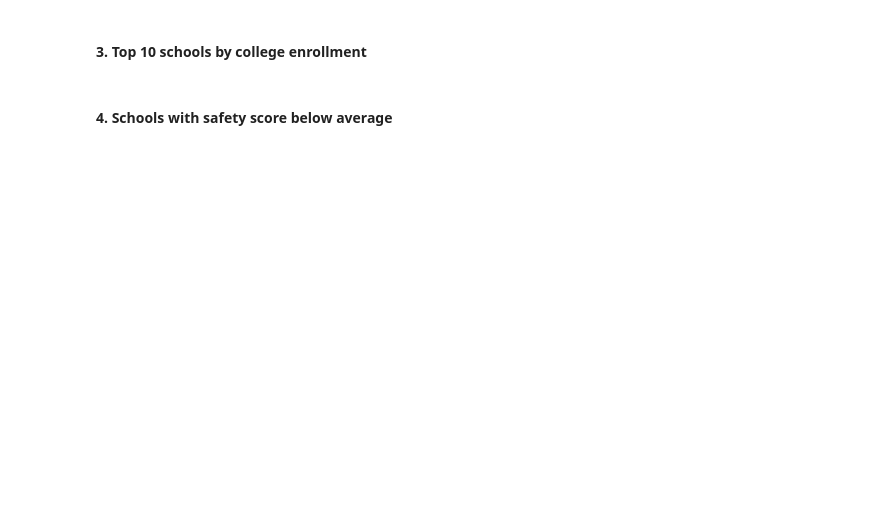
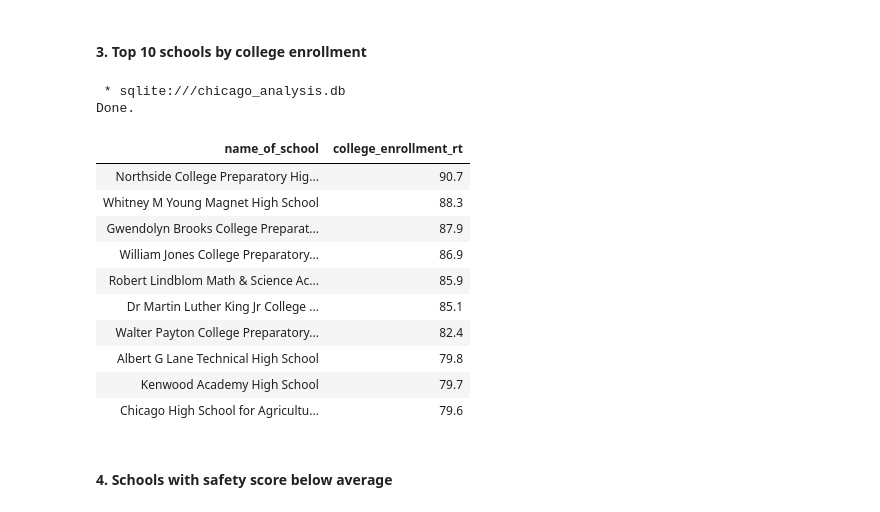
Before and after one commit to laufjimdev/Data-Engineering-Projects, a Jupyter notebook: 04sql-chicago-city-analysis-project/notebooks/02_sql_analysis.ipynb, the cells around one changed output. Cells and saved outputs as stored; diff of their text form; code cells hidden in the pictures; blank space fills up the shorter version.

```diff
--- a/04sql-chicago-city-analysis-project/notebooks/02_sql_analysis.ipynb
+++ b/04sql-chicago-city-analysis-project/notebooks/02_sql_analysis.ipynb
@@ -133,4 +175,26 @@ LIMIT 10
 # %% [markdown]
 ####  3. Top 10 schools by college enrollment
+# %%
+%%sql
+SELECT
+    name_of_school,
+    CAST(NULLIF(college_enrollment_rate, 'NDA') AS REAL) AS college_enrollment_rt
+FROM SCHOOLS_DATA
+ORDER BY college_enrollment_rt DESC
+LIMIT 10
+# %% [output]
+ * sqlite:///chicago_analysis.db
+Done.
+| name_of_school | college_enrollment_rt |
+| Northside College Preparatory Hig... | 90.7 |
+| Whitney M Young Magnet High School | 88.3 |
+| Gwendolyn Brooks College Preparat... | 87.9 |
+| William Jones College Preparatory... | 86.9 |
+| Robert Lindblom Math & Science Ac... | 85.9 |
+| Dr Martin Luther King Jr College ... | 85.1 |
+| Walter Payton College Preparatory... | 82.4 |
+| Albert G Lane Technical High School | 79.8 |
+| Kenwood Academy High School | 79.7 |
+| Chicago High School for Agricultu... | 79.6 |
 # %% [markdown]
 #### 4. Schools with safety score below average
```
Also changed, not shown: parts of 8 cells of this notebook.
